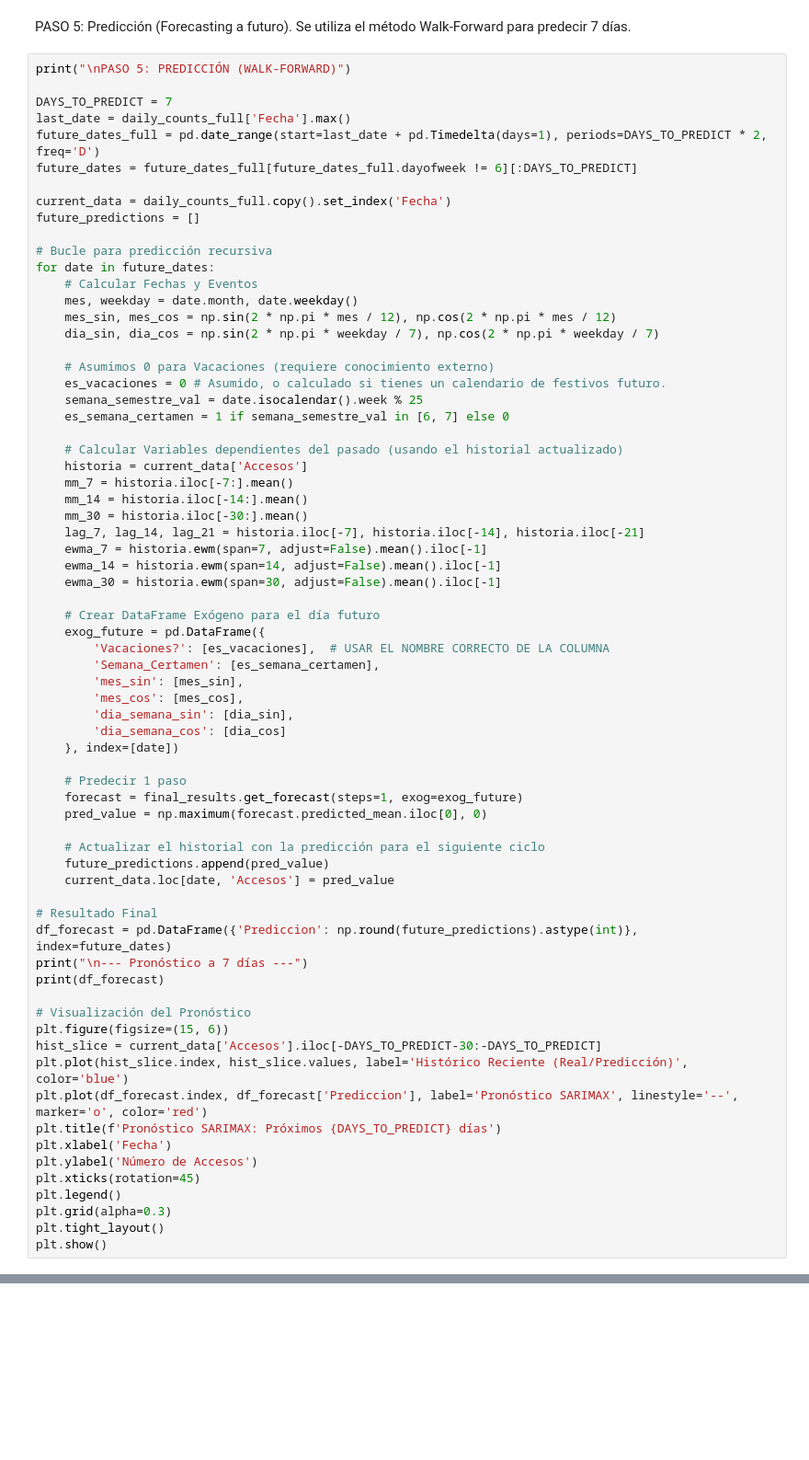
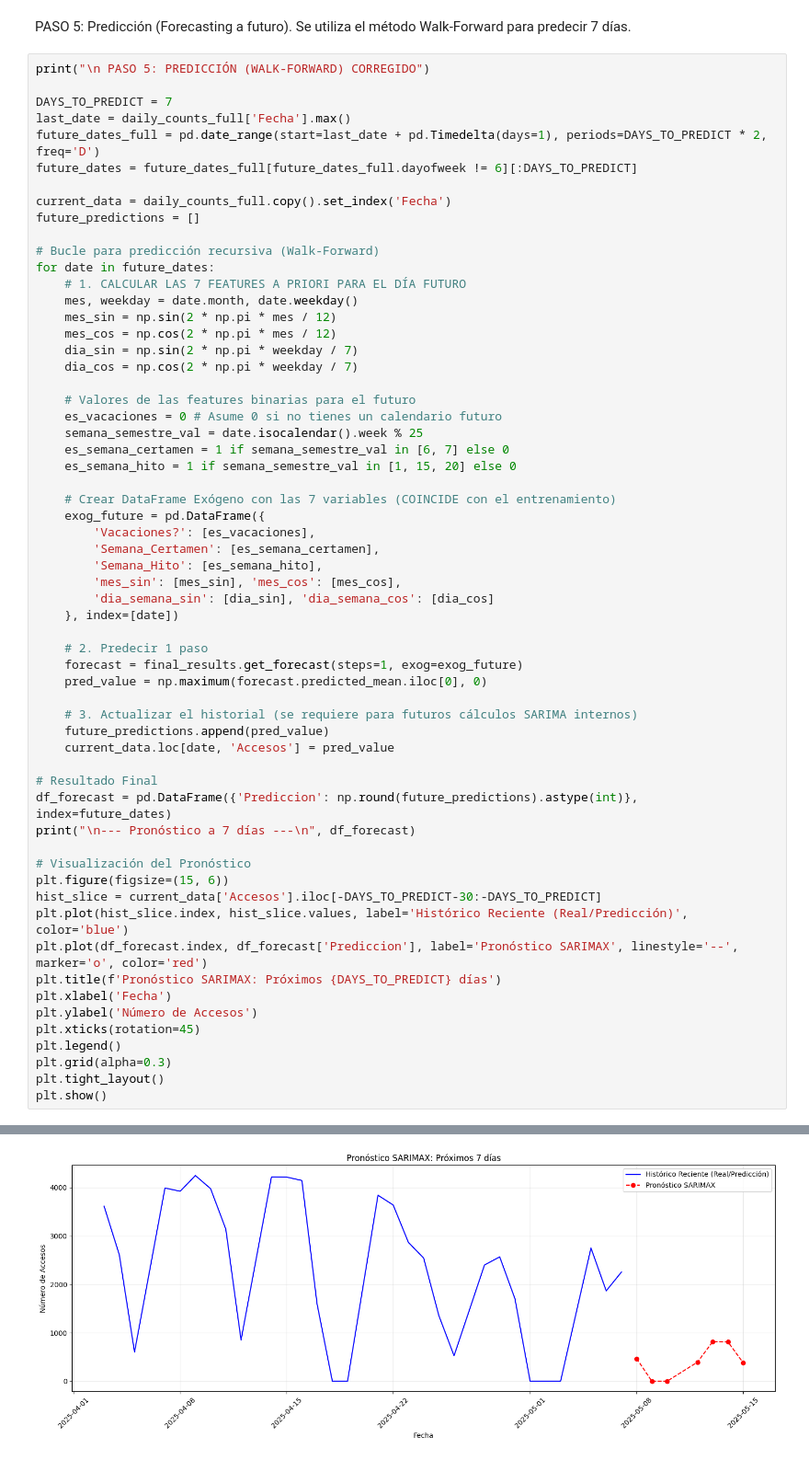
Before and after one commit to TomoCid/Proyecto_Central_ADD, a Jupyter notebook: Sarimax.ipynb, the cells around one changed output, grey strips where cells are left out. Shown at 92% size. Saved outputs shown, nothing was run; the diff lists cells and outputs as text; blank space fills up the shorter version.

```diff
--- a/Sarimax.ipynb
+++ b/Sarimax.ipynb
@@ -350,7 +339,7 @@ R² (Varianza Explicada): -0.5831
 PASO 5: Predicción (Forecasting a futuro).
 Se utiliza el método Walk-Forward para predecir 7 días.
 # %%
-print("\nPASO 5: PREDICCIÓN (WALK-FORWARD)")
+print("\n PASO 5: PREDICCIÓN (WALK-FORWARD) CORREGIDO")
 
 DAYS_TO_PREDICT = 7
 last_date = daily_counts_full['Fecha'].max()
@@ -360,50 +349,41 @@ future_dates = future_dates_full[future_dates_full.dayofweek != 6][:DAYS_TO_PRED
 current_data = daily_counts_full.copy().set_index('Fecha')
 future_predictions = []
 
-# Bucle para predicción recursiva
+# Bucle para predicción recursiva (Walk-Forward)
 for date in future_dates:
-    # Calcular Fechas y Eventos
+    # 1. CALCULAR LAS 7 FEATURES A PRIORI PARA EL DÍA FUTURO
     mes, weekday = date.month, date.weekday()
-    mes_sin, mes_cos = np.sin(2 * np.pi * mes / 12), np.cos(2 * np.pi * mes / 12)
-    dia_sin, dia_cos = np.sin(2 * np.pi * weekday / 7), np.cos(2 * np.pi * weekday / 7)
+    mes_sin = np.sin(2 * np.pi * mes / 12)
+    mes_cos = np.cos(2 * np.pi * mes / 12)
+    dia_sin = np.sin(2 * np.pi * weekday / 7)
+    dia_cos = np.cos(2 * np.pi * weekday / 7)
 
-    # Asumimos 0 para Vacaciones (requiere conocimiento externo)
-    es_vacaciones = 0 # Asumido, o calculado si tienes un calendario de festivos futuro.
+    # Valores de las features binarias para el futuro
+    es_vacaciones = 0 # Asume 0 si no tienes un calendario futuro
     semana_semestre_val = date.isocalendar().week % 25
     es_semana_certamen = 1 if semana_semestre_val in [6, 7] else 0
+    es_semana_hito = 1 if semana_semestre_val in [1, 15, 20] else 0
 
-    # Calcular Variables dependientes del pasado (usando el historial actualizado)
-    historia = current_data['Accesos']
-    mm_7 = historia.iloc[-7:].mean()
-    mm_14 = historia.iloc[-14:].mean()
-    mm_30 = historia.iloc[-30:].mean()
-    lag_7, lag_14, lag_21 = historia.iloc[-7], historia.iloc[-14], historia.iloc[-21]
-    ewma_7 = historia.ewm(span=7, adjust=False).mean().iloc[-1]
-    ewma_14 = historia.ewm(span=14, adjust=False).mean().iloc[-1]
-    ewma_30 = historia.ewm(span=30, adjust=False).mean().iloc[-1]
-
-    # Crear DataFrame Exógeno para el día futuro
+    # Crear DataFrame Exógeno con las 7 variables (COINCIDE con el entrenamiento)
     exog_future = pd.DataFrame({
-        'Vacaciones?': [es_vacaciones],  # USAR EL NOMBRE CORRECTO DE LA COLUMNA
+        'Vacaciones?': [es_vacaciones],
         'Semana_Certamen': [es_semana_certamen],
-        'mes_sin': [mes_sin],
-        'mes_cos': [mes_cos],
-        'dia_semana_sin': [dia_sin],
-        'dia_semana_cos': [dia_cos]
+        'Semana_Hito': [es_semana_hito],
+        'mes_sin': [mes_sin], 'mes_cos': [mes_cos],
+        'dia_semana_sin': [dia_sin], 'dia_semana_cos': [dia_cos]
     }, index=[date])
 
-    # Predecir 1 paso
+    # 2. Predecir 1 paso
     forecast = final_results.get_forecast(steps=1, exog=exog_future)
     pred_value = np.maximum(forecast.predicted_mean.iloc[0], 0)
 
-    # Actualizar el historial con la predicción para el siguiente ciclo
+    # 3. Actualizar el historial (se requiere para futuros cálculos SARIMA internos)
     future_predictions.append(pred_value)
     current_data.loc[date, 'Accesos'] = pred_value
 
 # Resultado Final
 df_forecast = pd.DataFrame({'Prediccion': np.round(future_predictions).astype(int)}, index=future_dates)
-print("\n--- Pronóstico a 7 días ---")
-print(df_forecast)
+print("\n--- Pronóstico a 7 días ---\n", df_forecast)
 
 # Visualización del Pronóstico
 plt.figure(figsize=(15, 6))
@@ -423,0 +413 @@ ValueError: Provided exogenous values are not of the appropriate shape. Required
+[figure, added]
```
Also changed, not shown: parts of 4 cells of this notebook.
